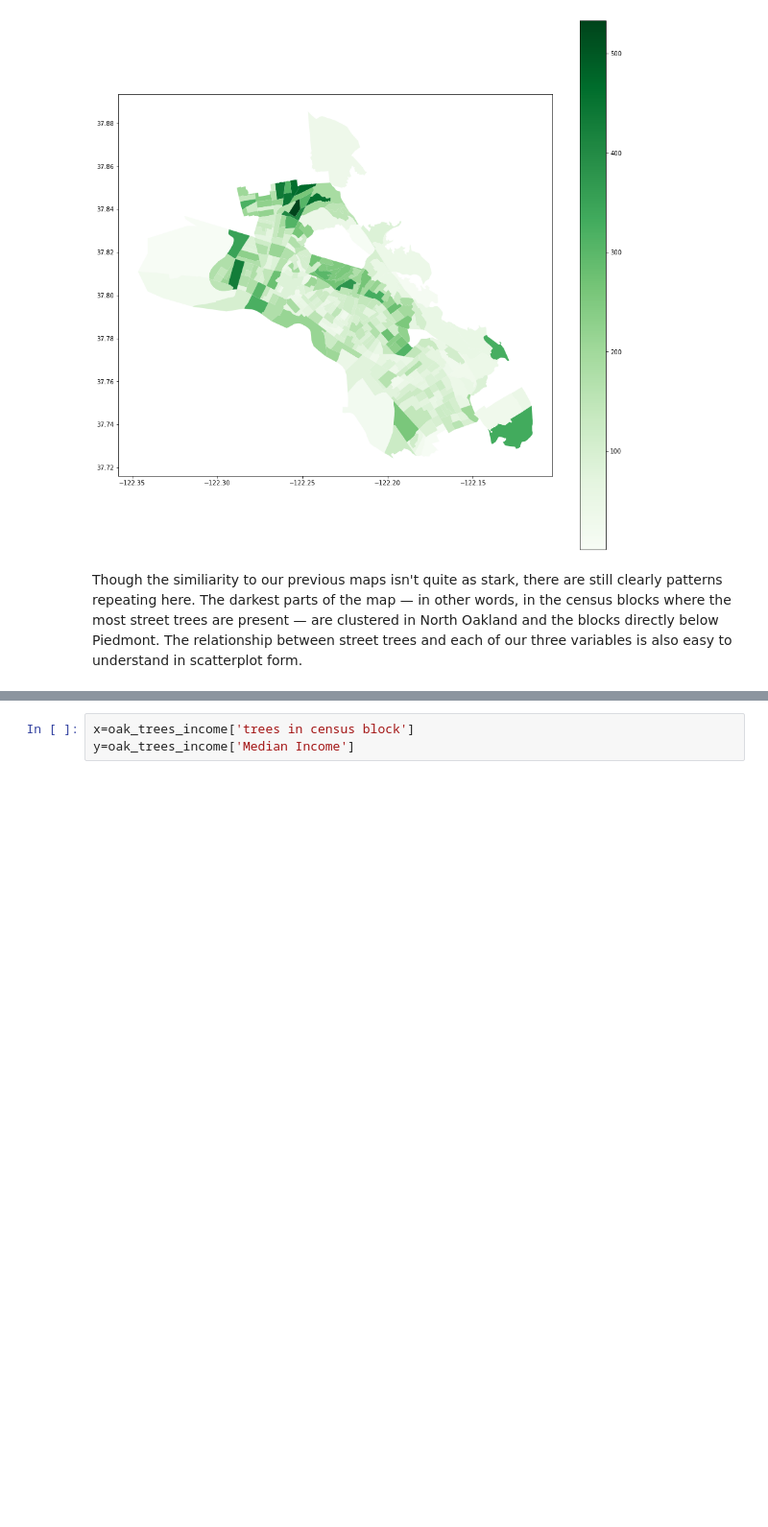
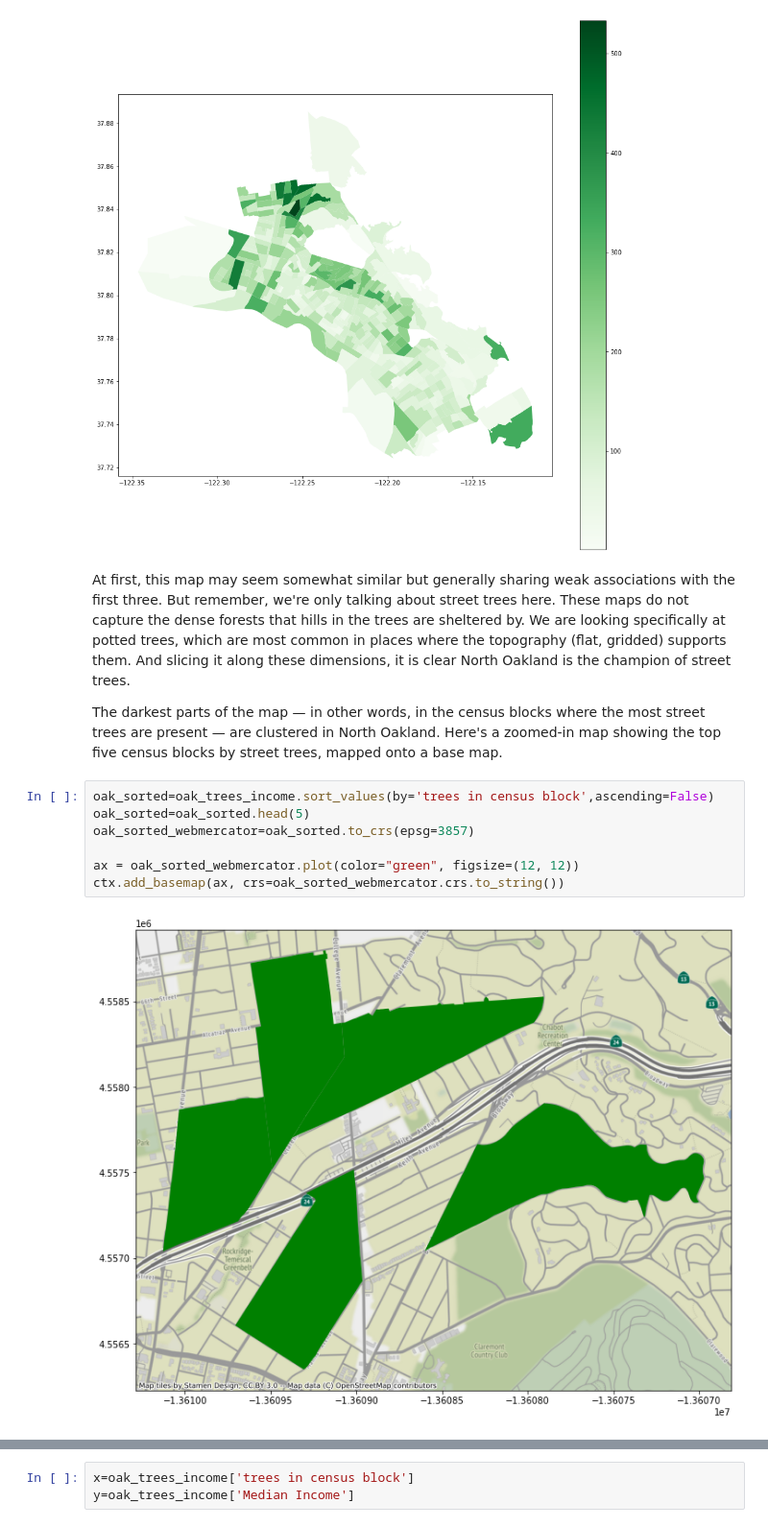
Before and after one commit to michaelrosen3/up206-michaelandelliott, a Jupyter notebook: Group Assignments/midterm.ipynb, the cells around one changed output, grey strips where cells are left out. Shown at 96% size. Cells and saved outputs as stored; diff of their text form; blank space fills up the shorter version.

```diff
--- a/Group Assignments/midterm.ipynb
+++ b/Group Assignments/midterm.ipynb
@@ -356,4 +356,15 @@ oak_trees_income.plot(figsize=(16,16),column='trees in census block',cmap='Green
 <AxesSubplot:>
 [figure]
 # %% [markdown]
-Though the similiarity to our previous maps isn't quite as stark, there are still clearly patterns repeating here. The darkest parts of the map — in other words, in the census blocks where the most street trees are present — are clustered in North Oakland and the blocks directly below Piedmont. The relationship between street trees and each of our three variables is also easy to understand in scatterplot form.
+At first, this map may seem somewhat similar but generally sharing weak associations with the first three. But remember, we're only talking about street trees here. These maps do not capture the dense forests that hills in the trees are sheltered by. We are looking specifically at potted trees, which are most common in places where the topography (flat, gridded) supports them. And slicing it along these dimensions, it is clear North Oakland is the champion of street trees.
+
+The darkest parts of the map — in other words, in the census blocks where the most street trees are present — are clustered in North Oakland. Here's a zoomed-in map showing the top five census blocks by street trees, mapped onto a base map.
+# %%
+oak_sorted=oak_trees_income.sort_values(by='trees in census block',ascending=False)
+oak_sorted=oak_sorted.head(5)
+oak_sorted_webmercator=oak_sorted.to_crs(epsg=3857)
+
+ax = oak_sorted_webmercator.plot(color="green", figsize=(12, 12))
+ctx.add_basemap(ax, crs=oak_sorted_webmercator.crs.to_string())
+# %% [output]
+[figure, added]
```
Also changed, not shown: parts of 3 cells of this notebook.
